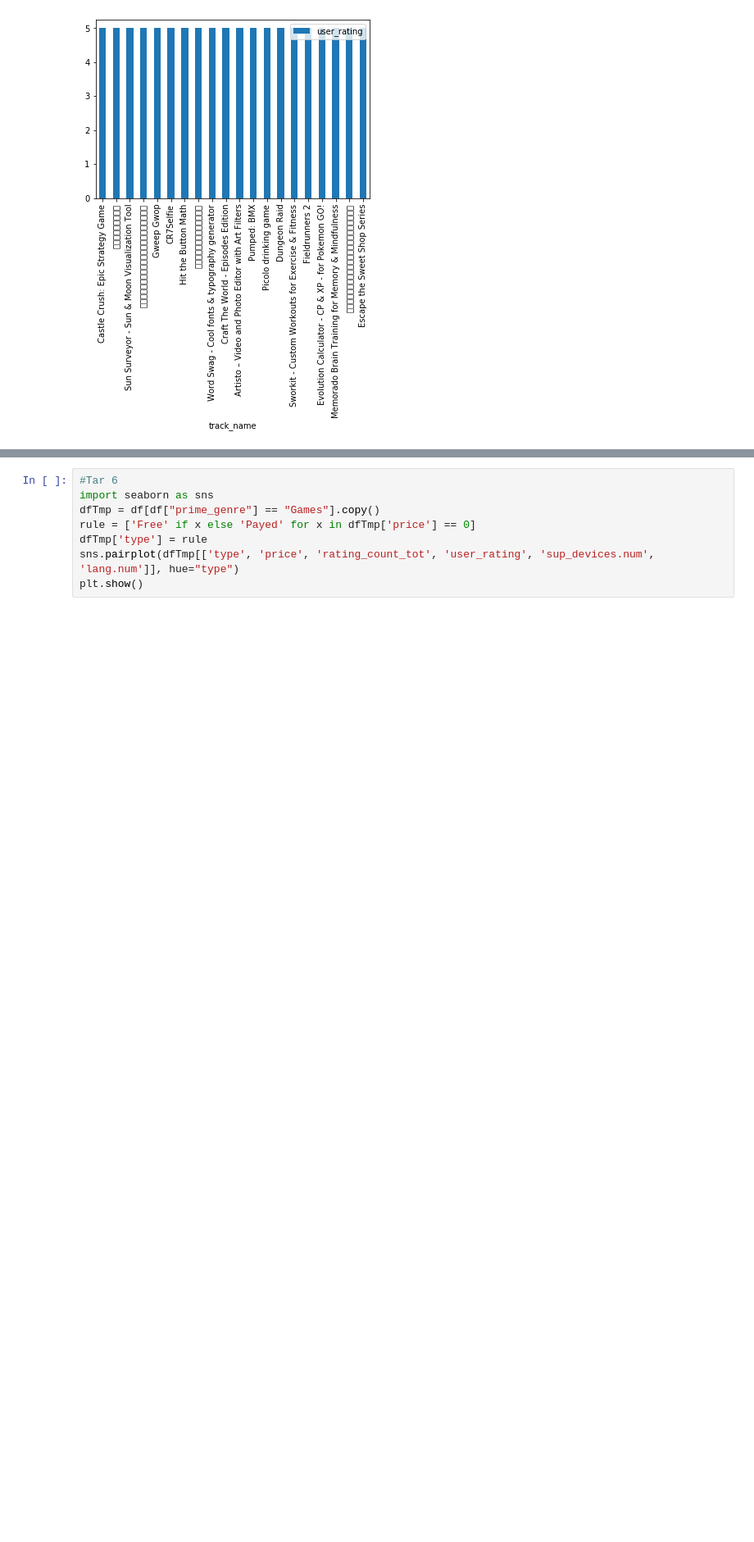
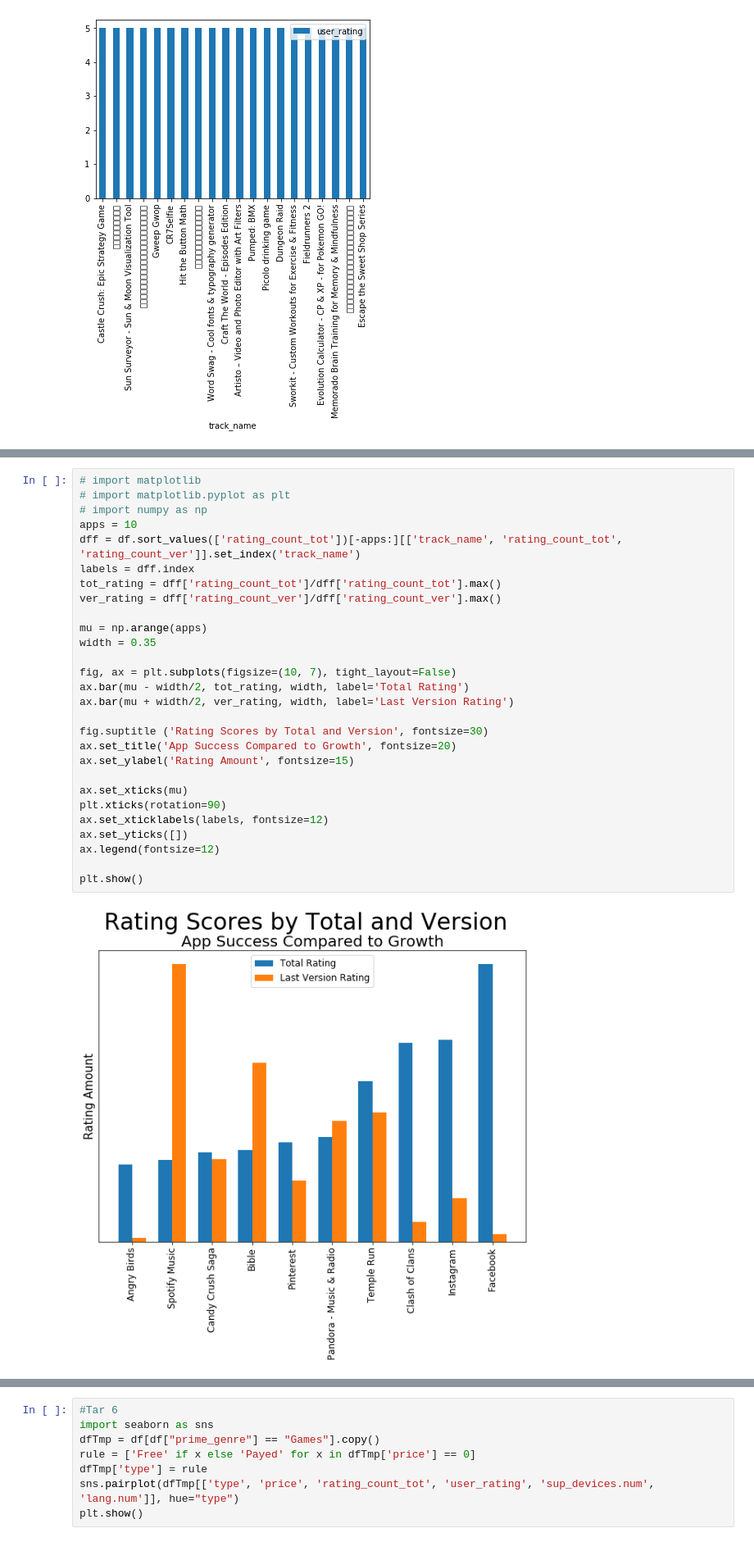
Before and after one commit to MtheEPIC/KaggleProj, a Jupyter notebook: Apple_Visualization.ipynb, the cells around one changed output, grey strips where cells are left out. Shown at 82% size. Saved outputs shown, nothing was run; the diff lists cells and outputs as text; blank space fills up the shorter version.

```diff
--- a/Apple_Visualization.ipynb
+++ b/Apple_Visualization.ipynb
@@ -58,0 +83,30 @@ df.sort_values(['user_rating'])[-20:][['track_name', 'user_rating']].set_index('
+# %%
+# import matplotlib
+# import matplotlib.pyplot as plt
+# import numpy as np
+apps = 10
+dff = df.sort_values(['rating_count_tot'])[-apps:][['track_name', 'rating_count_tot', 'rating_count_ver']].set_index('track_name')
+labels = dff.index
+tot_rating = dff['rating_count_tot']/dff['rating_count_tot'].max()
+ver_rating = dff['rating_count_ver']/dff['rating_count_ver'].max()
+
+mu = np.arange(apps)
+width = 0.35
+
+fig, ax = plt.subplots(figsize=(10, 7), tight_layout=False)
+ax.bar(mu - width/2, tot_rating, width, label='Total Rating')
+ax.bar(mu + width/2, ver_rating, width, label='Last Version Rating')
+
+fig.suptitle ('Rating Scores by Total and Version', fontsize=30)
+ax.set_title('App Success Compared to Growth', fontsize=20)
+ax.set_ylabel('Rating Amount', fontsize=15)
+
+ax.set_xticks(mu)
+plt.xticks(rotation=90)
+ax.set_xticklabels(labels, fontsize=12)
+ax.set_yticks([])
+ax.legend(fontsize=12)
+
+plt.show()
+# %% [output]
+[figure, added]
```
Also changed, not shown: parts of 6 cells of this notebook, 1 other file.
